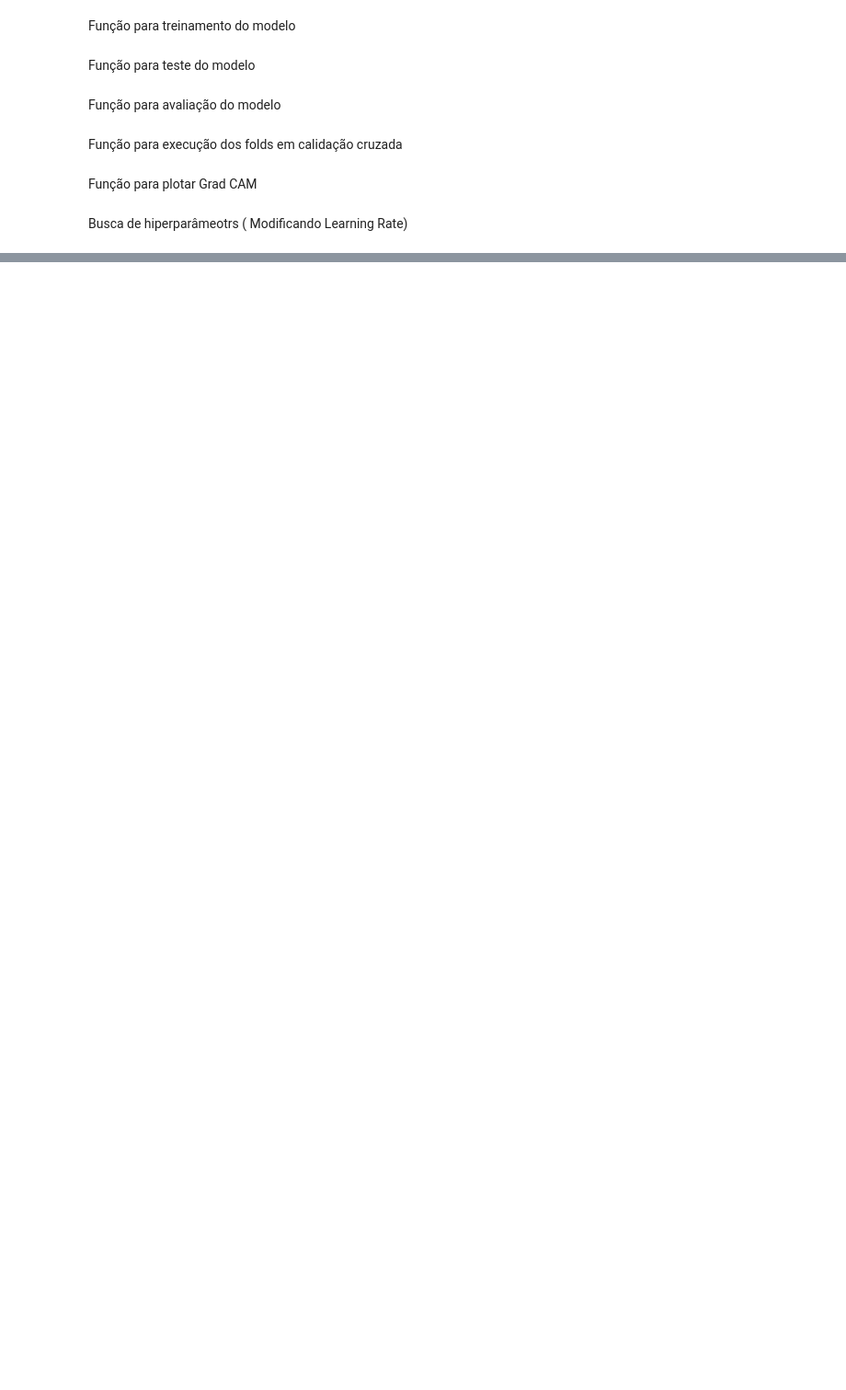
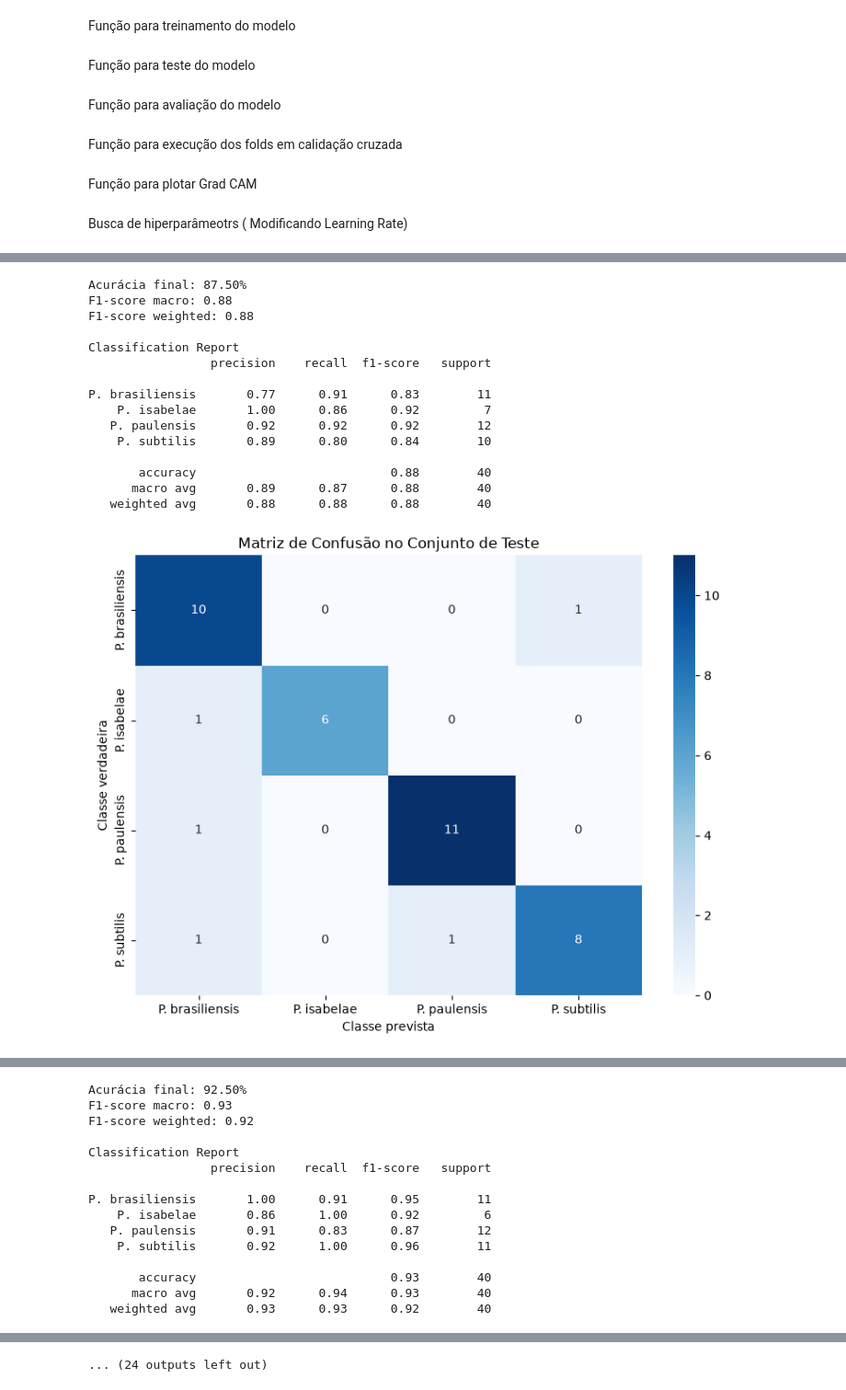
Before and after one commit to LABEEC-Sistemas/pink_shrimp_MVCNN, a Jupyter notebook: notebooks/camarao_cros_validation_gray.ipynb, the cells around one changed output, grey strips where cells are left out. Shown at 92% size. Saved outputs shown, nothing was run; the diff lists cells and outputs as text; code cells hidden in the pictures; blank space fills up the shorter version.

```diff
--- a/notebooks/camarao_cros_validation_gray.ipynb
+++ b/notebooks/camarao_cros_validation_gray.ipynb
@@ -617,0 +683,23 @@ plot_gradcam(cros_validation_history.get_model(3),grad_cam_dataset ,4)
+# %%
+for batch_size in batch_sizes:
+    for fold in range(1,5):
+        print("####################################################################################")
+        print(f"Fold: {fold} | Batch_size: {batch_size}")
+        evaluate_model(classes_shrimp, cros_validation_history[batch_size].get_all_label_fold(fold),cros_validation_history[batch_size].get_all_pred_fold(fold), cros_validation_history[batch_size].get_all_prob_fold(fold) )
+# %% [output]
+Acurácia final: 87.50%
+F1-score macro: 0.88
+F1-score weighted: 0.88
+
+Classification Report
+                 precision    recall  f1-score   support
+
+P. brasiliensis       0.77      0.91      0.83        11
+    P. isabelae       1.00      0.86      0.92         7
+   P. paulensis       0.92      0.92      0.92        12
+    P. subtilis       0.89      0.80      0.84        10
+
+       accuracy                           0.88        40
+      macro avg       0.89      0.87      0.88        40
+   weighted avg       0.88      0.88      0.88        40
+[figure, added]
@@ -617,0 +707,15 @@ plot_gradcam(cros_validation_history.get_model(3),grad_cam_dataset ,4)
+Acurácia final: 92.50%
+F1-score macro: 0.93
+F1-score weighted: 0.92
+
+Classification Report
+                 precision    recall  f1-score   support
+
+P. brasiliensis       1.00      0.91      0.95        11
+    P. isabelae       0.86      1.00      0.92         6
+   P. paulensis       0.91      0.83      0.87        12
+    P. subtilis       0.92      1.00      0.96        11
+
+       accuracy                           0.93        40
+      macro avg       0.92      0.94      0.93        40
+   weighted avg       0.93      0.93      0.92        40
@@ -617,0 +758 @@ plot_gradcam(cros_validation_history.get_model(3),grad_cam_dataset ,4)
+... (24 outputs left out)
```
Also changed, not shown: parts of 25 cells of this notebook, 8 other files.
